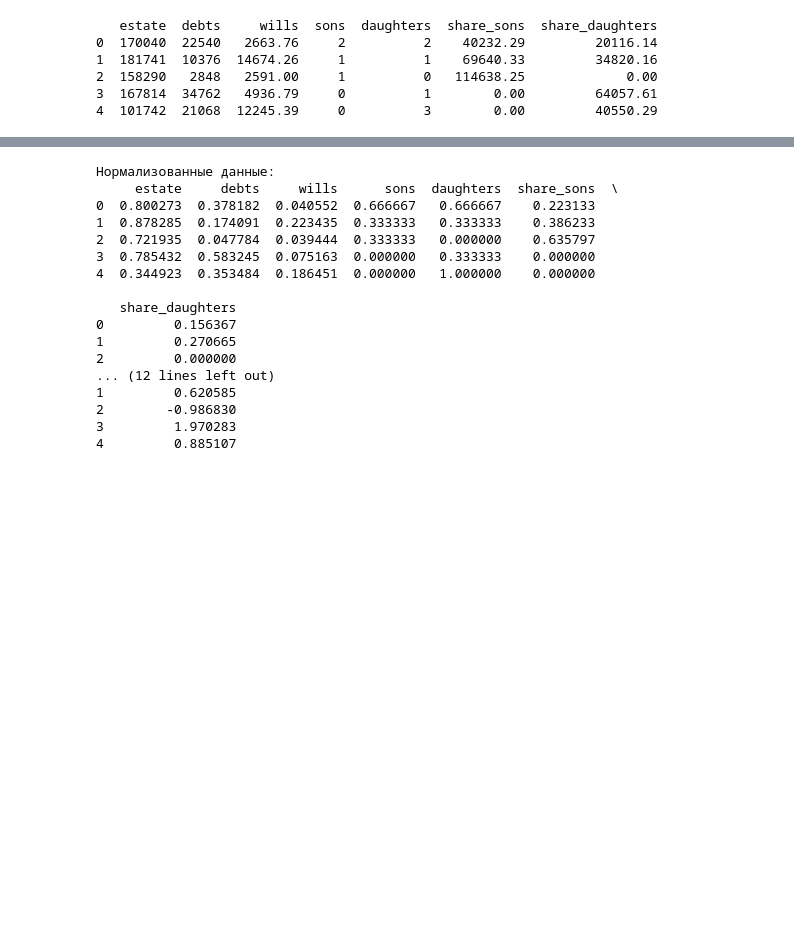
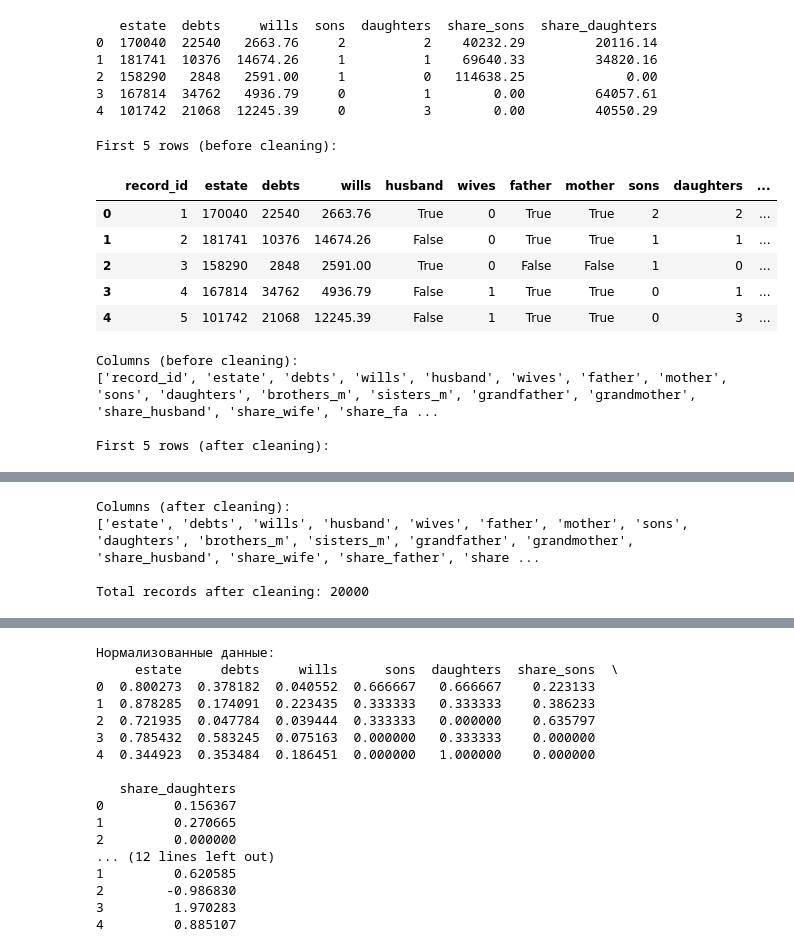
Before and after one commit to Altaieb-Mohammed/lab_2corse, a Jupyter notebook: c_lab1.ipynb, the cells around one changed output, grey strips where cells are left out. Drawn from its saved outputs; the diff is of its cells as text; code cells hidden in the pictures; blank space fills up the shorter version.

```diff
--- a/c_lab1.ipynb
+++ b/c_lab1.ipynb
@@ -326,3 +381,67 @@ print(df_model.head())
 2  158290   2848   2591.00     1          0   114638.25             0.00
 3  167814  34762   4936.79     0          1        0.00         64057.61
 4  101742  21068  12245.39     0          3        0.00         40550.29
+# %%
+
+import pandas as pd
+import numpy as np
+
+# 1. تحميل الملف الأصلي
+url = "https://raw.githubusercontent.com/Altaieb-Mohammed/lab_2corse/master/inheritance_dataset.csv"
+
+df = pd.read_csv(url)# 2. استعراض أول 5 صفوف وأسماء الأعمدة
+print("First 5 rows (before cleaning):")
+display(df.head())
+print("\nColumns (before cleaning):")
+print(list(df.columns))
+
+# 3. توحيد القيم الفارغة إلى NaN
+df.replace(['nan', '', 'NaN', None], np.nan, inplace=True)
+
+# 4. حذف الأعمدة غير المفيدة (إذا وجدت)
+drop_cols = ['record_id', 'notes', 'death_date', 'distribution_date', 'country', 'special_cases']
+df.drop(columns=[col for col in drop_cols if col in df.columns], inplace=True)
+
+# 5. تحويل الأعمدة الرقمية لنوعها الصحيح
+for col in df.columns:
+    if col not in ['distributed']:  # distributed قد تكون هدف أو ميزة
+        df[col] = pd.to_numeric(df[col], errors='coerce')
+
+# 6. التأكد من الأعمدة الثنائية (0 أو 1 فقط)
+binary_cols = [
+    'husband', 'wives', 'father', 'mother', 'grandfather', 'grandmother',
+    'sons', 'daughters', 'brothers_m', 'sisters_m', 'distributed', 'distribution_check'
+]
+for col in binary_cols:
+    if col in df.columns:
+        df[col] = df[col].fillna(0).astype(int)
+        df[col] = df[col].clip(0, 1)
+
+# 7. معالجة القيم المفقودة في الأعمدة الرقمية (استبدال NaN بـ 0)
+df.fillna(0, inplace=True)
+
+# 8. حذف الصفوف المكررة (إن وجدت)
+df.drop_duplicates(inplace=True)
+
+# 9. حفظ الملف النهائي النظيف
+output_filename = 'final_clean_inheritance_dataset.csv'
+df.to_csv(output_filename, index=False)
+
+# 10. عرض أول 5 صفوف وأسماء الأعمدة بعد التنظيف
+print("\nFirst 5 rows (after cleaning):")
+display(df.head())
+print("\nColumns (after cleaning):")
+print(list(df.columns))
+print(f"\nTotal records after cleaning: {len(df)}")
+# %% [output]
+First 5 rows (before cleaning):
+|  | record_id | estate | debts | wills | husband | wives | father | mother | sons | daughters | ... |
+| 0 | 1 | 170040 | 22540 | 2663.76 | True | 0 | True | True | 2 | 2 | ... |
+| 1 | 2 | 181741 | 10376 | 14674.26 | False | 0 | True | True | 1 | 1 | ... |
+| 2 | 3 | 158290 | 2848 | 2591.00 | True | 0 | False | False | 1 | 0 | ... |
+| 3 | 4 | 167814 | 34762 | 4936.79 | False | 1 | True | True | 0 | 1 | ... |
+| 4 | 5 | 101742 | 21068 | 12245.39 | False | 1 | True | True | 0 | 3 | ... |
+Columns (before cleaning):
+['record_id', 'estate', 'debts', 'wills', 'husband', 'wives', 'father', 'mother', 'sons', 'daughters', 'brothers_m', 'sisters_m', 'grandfather', 'grandmother', 'share_husband', 'share_wife', 'share_fa ...
+
+First 5 rows (after cleaning):
@@ -328,0 +454,4 @@ print(df_model.head())
+Columns (after cleaning):
+['estate', 'debts', 'wills', 'husband', 'wives', 'father', 'mother', 'sons', 'daughters', 'brothers_m', 'sisters_m', 'grandfather', 'grandmother', 'share_husband', 'share_wife', 'share_father', 'share ...
+
+Total records after cleaning: 20000
```
Also changed, not shown: parts of 3 cells of this notebook.
